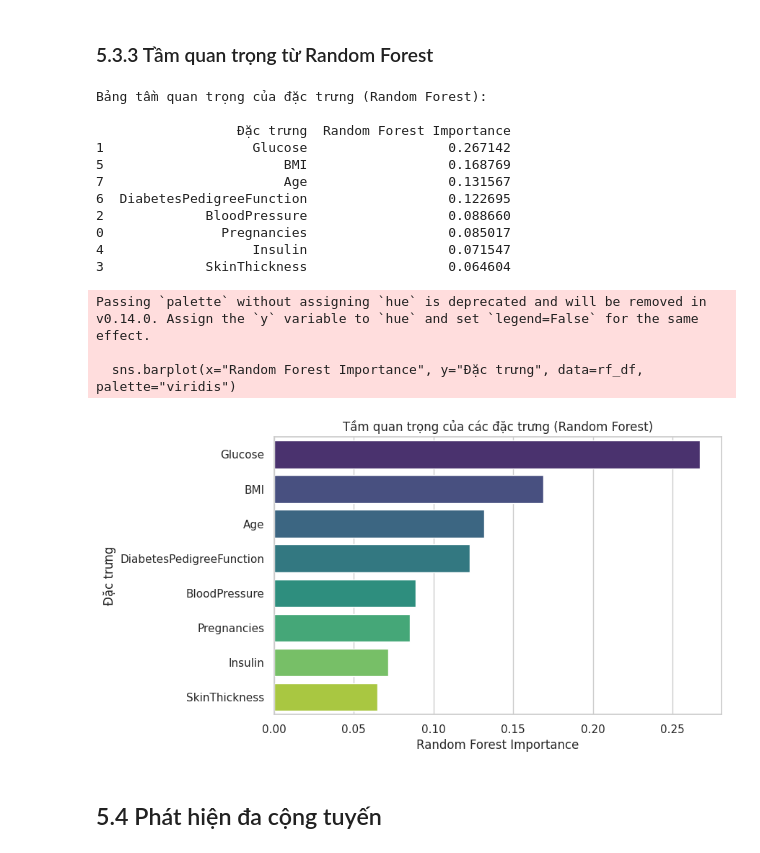
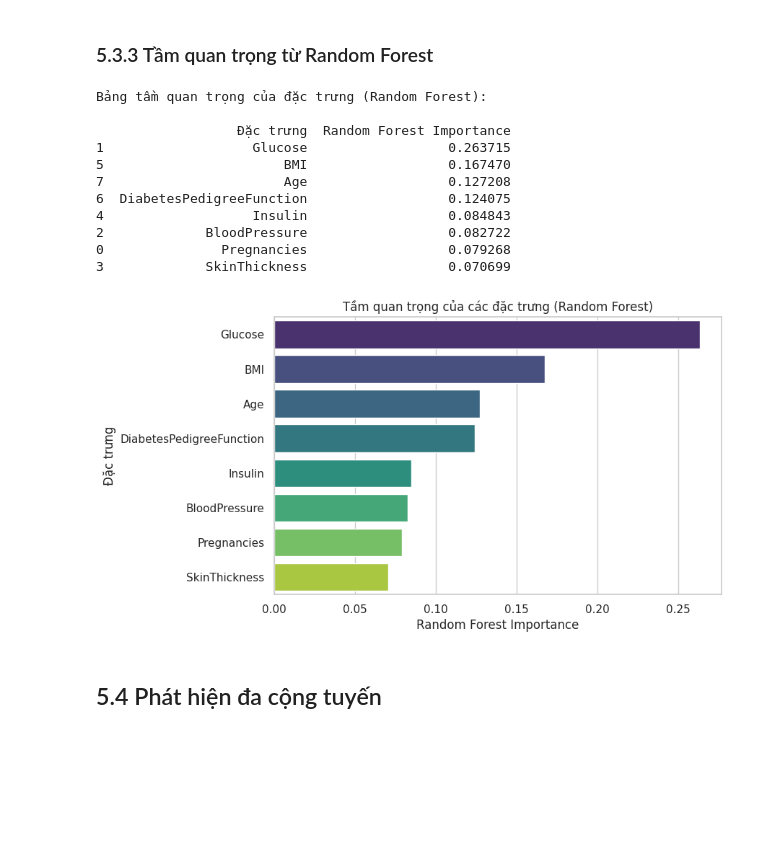
Before and after one commit to ThienBao224/Data_Analytics, a Jupyter notebook: exercises/lab3/pima_indians.ipynb, the cells around one changed output. Saved outputs shown, nothing was run; the diff lists cells and outputs as text; code cells hidden in the pictures; blank space fills up the shorter version.

```diff
--- a/exercises/lab3/pima_indians.ipynb
+++ b/exercises/lab3/pima_indians.ipynb
@@ -30,3 +32,18 @@ df = pd.read_csv("/content/drive/MyDrive/PTDL/lab3/pima-indians-diabetes.csv",
+# %%
+from sklearn.impute import KNNImputer
+
+# Các cột có giá trị 0 không hợp lý
+cols_with_zeros = ["Glucose", "BloodPressure", "SkinThickness", "Insulin", "BMI"]
+
+# B1: Thay 0 -> NaN
+df[cols_with_zeros] = df[cols_with_zeros].replace(0, np.nan)
+
+# B2: Điền missing
+## Cách 1: median
+
+df_median = df.copy()
+for col in cols_with_zeros:
+    df_median[col] = df_median[col].fillna(df_median[col].median())
 # %% [markdown]
 Đổi màu cho biểu đồ
 # %%
@@ -106,6 +120,10 @@ Nguy cơ tiểu đường tăng mạnh khi Glucose > 126mg/dL (theo ngưỡng ch
 # %% [markdown]
 ### 5.3.1 Tầm quan trọng đơn biến
 # %%
+from sklearn.feature_selection import chi2
+
+X = df_median.drop("Outcome", axis=1)   # đặc trưng
+y = df_median["Outcome"]                # nhãn
 
 # 4. Chuẩn hóa dữ liệu về [0,1] để dùng cho chi-square
 scaler = MinMaxScaler()
@@ -126,7 +144,7 @@ print(chi2_df)
 
 # 7. Vẽ biểu đồ cột
 plt.figure(figsize=(8,5))
-sns.barplot(x="Chi-square", y="Đặc trưng", data=chi2_df, palette="viridis")
+sns.barplot(x="Chi-square", y="Đặc trưng", data=chi2_df, hue="Đặc trưng", dodge=False, palette="viridis", legend=False)
 plt.title("Tầm quan trọng đơn biến (Chi-square)")
 plt.show()
 # %% [output]
@@ -174,39 +189,36 @@ Chỉ số Glucose là cao nhất
 # %%
 # Train mô hình Random Forest
 rf = RandomForestClassifier(random_state=42)
 rf.fit(X, y)
 
 # Tạo DataFrame lưu kết quả
 rf_df = pd.DataFrame({
     "Đặc trưng": X.columns,
     "Random Forest Importance": rf.feature_importances_
 }).sort_values("Random Forest Importance", ascending=False)
 
 # In bảng kết quả
 print("Bảng tầm quan trọng của đặc trưng (Random Forest):\n")
 print(rf_df)
 
 # Vẽ biểu đồ trực quan
 plt.figure(figsize=(8, 5))
-sns.barplot(x="Random Forest Importance", y="Đặc trưng", data=rf_df, palette="viridis")
+sns.barplot(x="Random Forest Importance", y="Đặc trưng", data=rf_df, hue="Đặc trưng", palette="viridis", dodge=False, legend=False)
 plt.title("Tầm quan trọng của các đặc trưng (Random Forest)")
 plt.show()
 # %% [output]
 Bảng tầm quan trọng của đặc trưng (Random Forest):
 
                   Đặc trưng  Random Forest Importance
-1                   Glucose                  0.267142
-5                       BMI                  0.168769
-7                       Age                  0.131567
-6  DiabetesPedigreeFunction                  0.122695
-2             BloodPressure                  0.088660
-0               Pregnancies                  0.085017
-4                   Insulin                  0.071547
-3             SkinThickness                  0.064604
+1                   Glucose                  0.263715
+5                       BMI                  0.167470
+7                       Age                  0.127208
+6  DiabetesPedigreeFunction                  0.124075
+4                   Insulin                  0.084843
+2             BloodPressure                  0.082722
+0               Pregnancies                  0.079268
+3             SkinThickness                  0.070699
-Passing `palette` without assigning `hue` is deprecated and will be removed in v0.14.0. Assign the `y` variable to `hue` and set `legend=False` for the same effect.
-
-  sns.barplot(x="Random Forest Importance", y="Đặc trưng", data=rf_df, palette="viridis")
-[figure, old version]
+[figure, new version]
 # %% [markdown]
 ## 5.4 Phát hiện đa cộng tuyến
 # %% [markdown]
```
Also changed, not shown: parts of 22 cells of this notebook.
